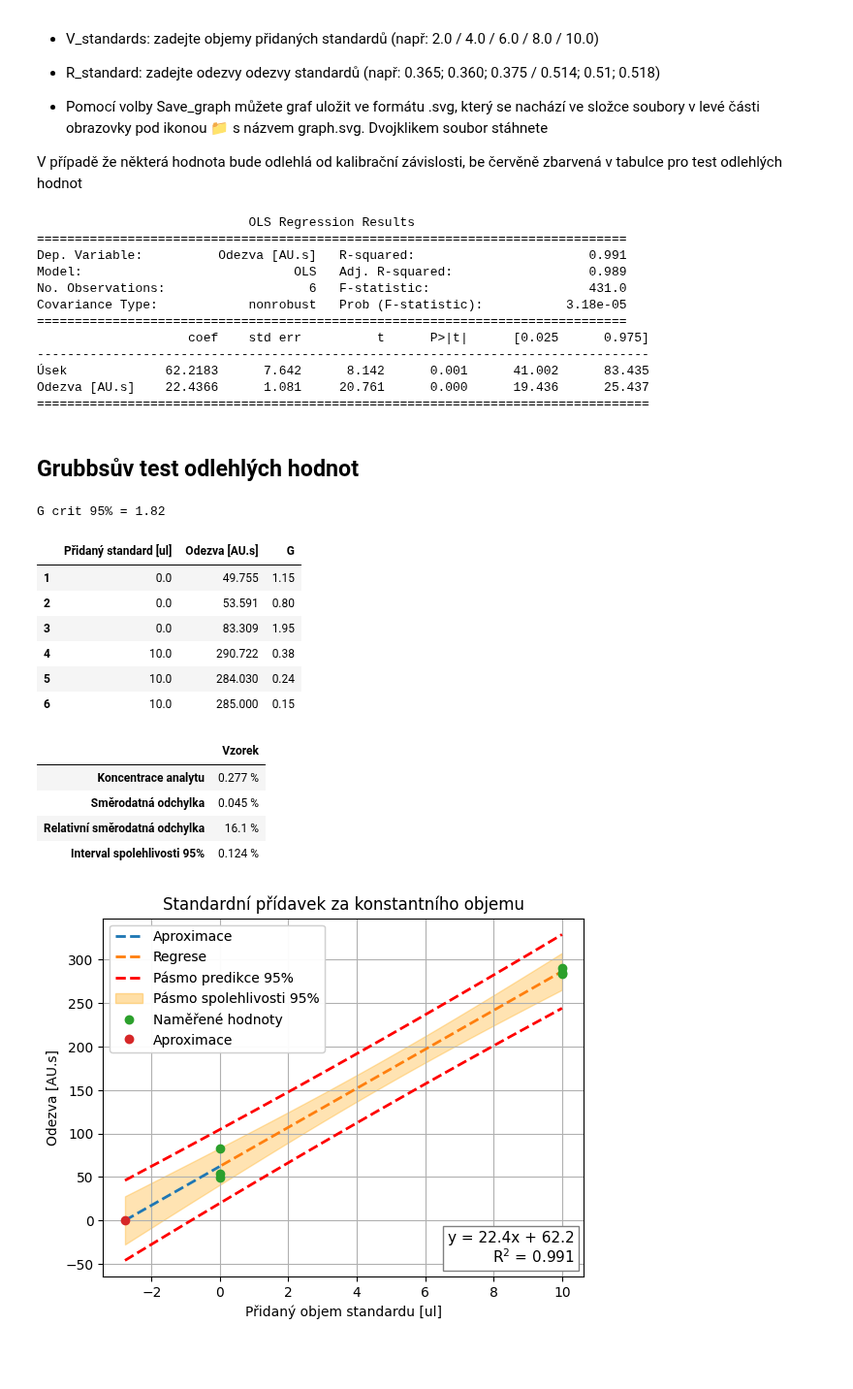
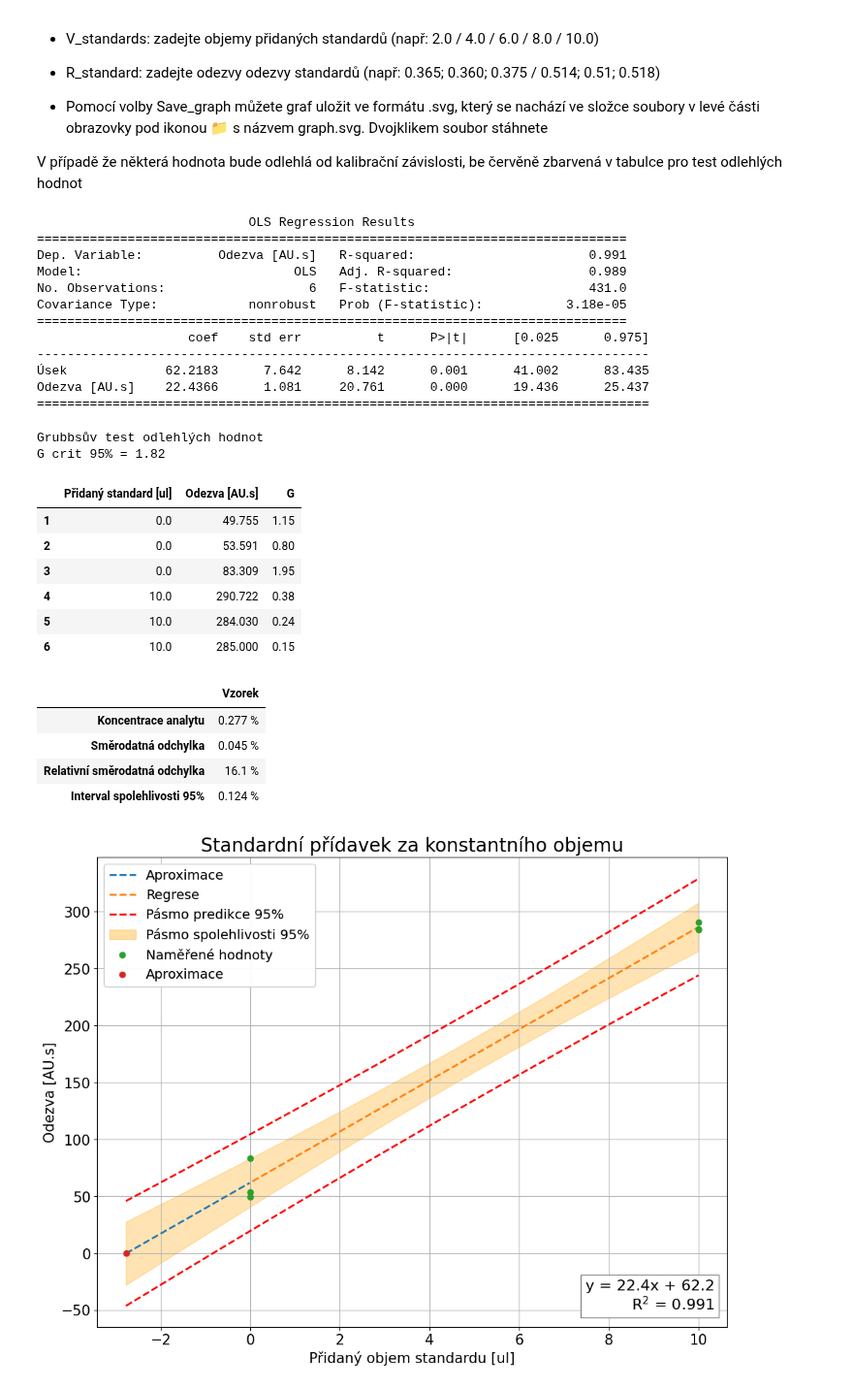
Before and after one commit to Xixaus/Nastroje, a Jupyter notebook: Standardni_pridavek_new.ipynb, the cells around one changed output. Shown at 97% size. Saved outputs shown, nothing was run; the diff lists cells and outputs as text; code cells hidden in the pictures; blank space fills up the shorter version.

Commit message:
Vytvořeno pomocí služby Colaboratory

```diff
--- a/Standardni_pridavek_new.ipynb
+++ b/Standardni_pridavek_new.ipynb
@@ -45,12 +45,15 @@ import pandas as pd
 import numpy as np
 import scipy.stats
 import statsmodels.api as sm
-from IPython.display import display, HTML
+from IPython.display import display
 
 import warnings
 warnings.simplefilter('ignore', sm.tools.sm_exceptions.ValueWarning)
 warnings.simplefilter('ignore', sm.tools.sm_exceptions.ConvergenceWarning)
 warnings.filterwarnings("ignore", category=RuntimeWarning)
+
+from google.colab import data_table
+data_table.disable_dataframe_formatter()
 
 def data_extract(V_standards, R_sample, R_standards):
     str1 = ("0 / " + V_standards).replace(",", ".")
@@ -123,7 +126,6 @@ def evaluation(model, df, sample, c_unit):
 
 def outlier_value(model):
   df = data_extract(V_standards, R_sample, R_standards)
-  #df.index = df.index + 1
   residuals = model.resid
   Sxy = np.sqrt(model.scale)
   df["G"] = abs(residuals) / Sxy * np.sqrt(model.nobs/model.df_resid)
@@ -148,7 +150,7 @@ def outlier_value(model):
   df = df.style.apply(highlight_rows, axis=1).format({df.columns[0]: "{:." + str(df_0_decimals) + "f}",
                                                       df.columns[1]: "{:." + str(df_1_decimals) + "f}",
                                                       "G": "{:.2f}"}
-                                                     ).set_caption(f'<h2 style="font-weight: bold;">G crit 95% = {G_crit:.2f}</h2>')
+                                                     ).set_caption(f'<h2 style="font-weight: bold;">Grubbsův test odlehlých hodnot<br>G <sub>crit 95%</sub> = {G_crit:.2f}</h2>')
   return (df)
 
 def intervals(model, df, sample):
@@ -195,7 +197,7 @@ intervals = intervals(model, df, sample)
 mask_aproximation, mask_regresion = intervals["x"] < 0, intervals["x"] > 0
 
 if outlier_test == True:
-  display(HTML("<h2>Grubbsův test odlehlých hodnot</h2>"))
+  #display(HTML("<h2>Grubbsův test odlehlých hodnot</h2>"))
   display(outlier_value(model))
   print()
 
@@ -203,6 +205,13 @@ display(result)
 
 print()
 
+plt.rcParams['axes.titlesize'] = 20
+plt.rcParams['axes.labelsize'] = 15
+plt.rcParams['legend.fontsize'] = 14
+plt.rcParams['xtick.labelsize'] = 15
+plt.rcParams['ytick.labelsize'] = 15
+
+plt.figure(figsize=(12, 9))
 plt.title(graph_name)
 plt.plot(intervals.loc[mask_aproximation, "x"], intervals.loc[mask_aproximation, "y"], '--', lw=2, label="Aproximace")
 plt.plot(intervals.loc[mask_regresion, "x"], intervals.loc[mask_regresion, "y"], '--', lw=2, label="Regrese")
@@ -220,37 +229,39 @@ plt.gca().add_artist(first_legend)
 props = dict(boxstyle='square', facecolor='white', edgecolor='grey')
 sign = '-' if model.params[0] < 0 else '+'
 plt.text(0.98, 0.03, f'y = {model.params[1]:.3g}x {sign} {abs(model.params[0]):.3g}\nR$^2$ = {model.rsquared.round(3)}',
-         transform=plt.gca().transAxes, fontsize=11, verticalalignment='bottom', horizontalalignment='right', bbox=props)
+         transform=plt.gca().transAxes, fontsize=16, verticalalignment='bottom', horizontalalignment='right', bbox=props)
 plt.grid()
+
 plt.xlabel(x_name)
 plt.ylabel(f"Odezva [{R_unit}]")
 plt.savefig("graph.svg", bbox_inches="tight")
 plt.show()
+plt.close()
 # %% [output]
                             OLS Regression Results
 ==============================================================================
 Dep. Variable:          Odezva [AU.s]   R-squared:                       0.991
 Model:                            OLS   Adj. R-squared:                  0.989
 No. Observations:                   6   F-statistic:                     431.0
 Covariance Type:            nonrobust   Prob (F-statistic):           3.18e-05
 ==============================================================================
                     coef    std err          t      P>|t|      [0.025      0.975]
 ---------------------------------------------------------------------------------
 Úsek             62.2183      7.642      8.142      0.001      41.002      83.435
 Odezva [AU.s]    22.4366      1.081     20.761      0.000      19.436      25.437
 =================================================================================
-Grubbsův test odlehlých hodnot
+Grubbsův test odlehlých hodnot
 G crit 95% = 1.82
 |  | Přidaný standard [ul] | Odezva [AU.s] | G |
 | 1 | 0.0 | 49.755 | 1.15 |
 | 2 | 0.0 | 53.591 | 0.80 |
 | 3 | 0.0 | 83.309 | 1.95 |
 | 4 | 10.0 | 290.722 | 0.38 |
 | 5 | 10.0 | 284.030 | 0.24 |
 | 6 | 10.0 | 285.000 | 0.15 |
 |  | Vzorek |
 | Koncentrace analytu | 0.277 % |
 | Směrodatná odchylka | 0.045 % |
 | Relativní směrodatná odchylka | 16.1 % |
 | Interval spolehlivosti 95% | 0.124 % |
-[figure, old version]
+[figure, new version]
```
